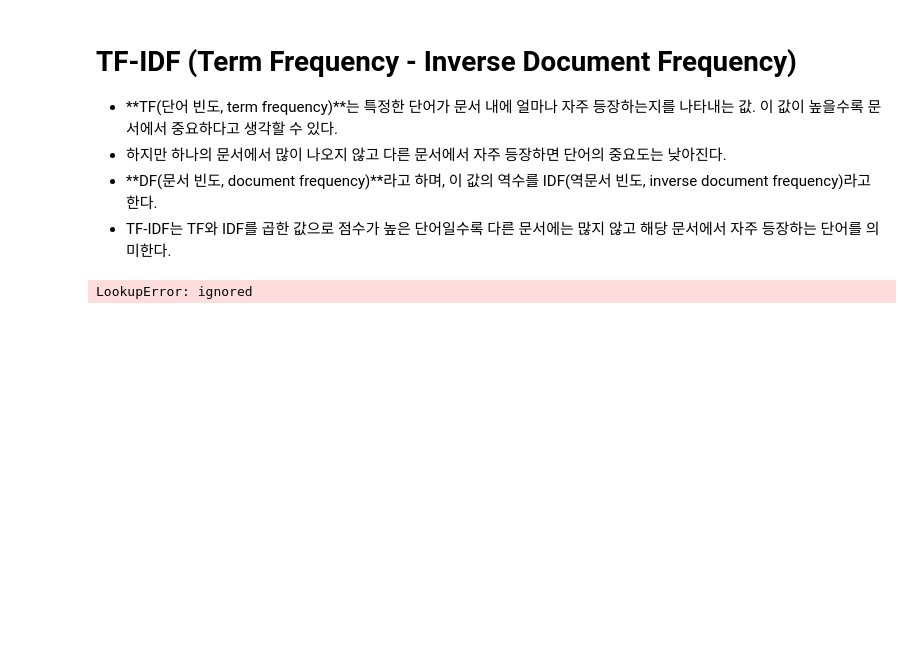
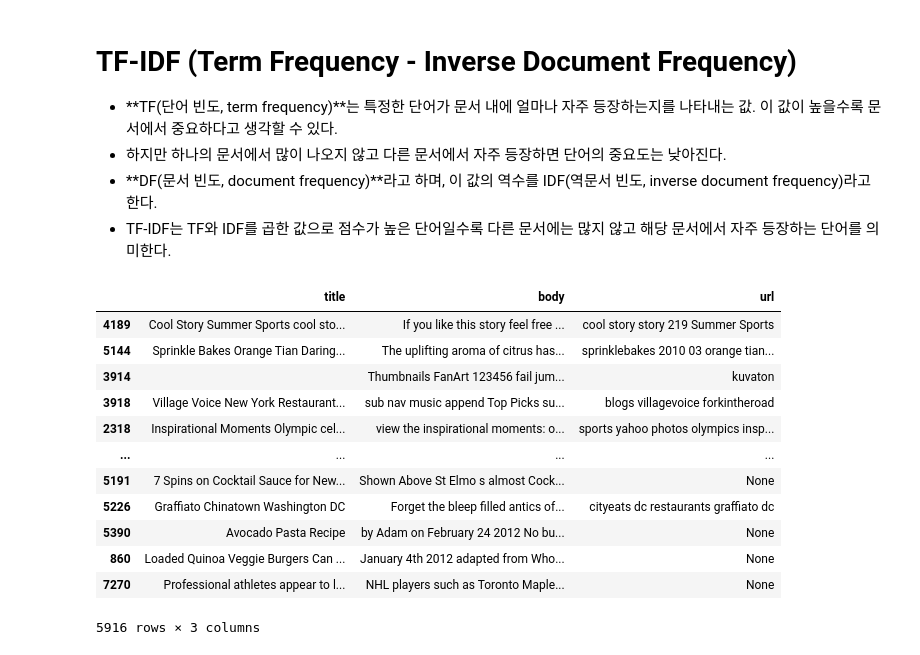
Before and after one commit to iDolphin99/ML, a Jupyter notebook: kwswproja/test_TF-IDF.ipynb, the cells around one changed output. Cells and saved outputs as stored; diff of their text form; code cells hidden in the pictures; blank space fills up the shorter version.

```diff
--- a/kwswproja/test_TF-IDF.ipynb
+++ b/kwswproja/test_TF-IDF.ipynb
@@ -158,17 +185,32 @@ train_X, test_X, train_Y, test_Y = train_test_split(
 *   하지만 하나의 문서에서 많이 나오지 않고 다른 문서에서 자주 등장하면 단어의 중요도는 낮아진다.
 *   **DF(문서 빈도, document frequency)**라고 하며, 이 값의 역수를 IDF(역문서 빈도, inverse document frequency)라고 한다.
 *   TF-IDF는 TF와 IDF를 곱한 값으로 점수가 높은 단어일수록 다른 문서에는 많지 않고 해당 문서에서 자주 등장하는 단어를 의미한다.
-# %%
-vectorizer = CountVectorizer(analyzer = 'train_data',
-                             lowercase = True,
-                             tokenizer = None,
-                             preprocessor = None,
-                             stop_words = 'english',
-                             min_df = 2, # 토큰이 나타날 최소 문서 개수로 오타나 자주 나오지 않는 특수한 전문용어 제거에 좋다.
-                             ngram_range=(1, 3),
-                             vocabulary = set(words.words()), # nltk의 words를 사용하거나 문서 자체의 사전을 만들거나 선택한다.
-                             max_features = 90000
-                            )
-vectorizer
-# %% [output]
-LookupError: ignored
+# %%
+# train data 와 test data를 8:2 비율로 나누고
+# train data는 추후에 valid data와 test data로 나눕니다!
+X_column = ['title', 'body', 'url']
+Y_column = 'label'
+
+train_X, test_X, train_Y, test_Y = train_test_split(
+    input_data[X_column], # X 입력 데이터
+    input_data[Y_column], # Y 정답 데이터, label 데이터
+    test_size = 0.2,
+    #train_size = 13,
+    shuffle=True,
+    random_state=42)
+
+train_X
+# %% [output]
+|  | title | body | url |
+| 4189 | Cool Story Summer Sports cool sto... | If you like this story feel free ... | cool story story 219 Summer Sports |
+| 5144 | Sprinkle Bakes Orange Tian Daring... | The uplifting aroma of citrus has... | sprinklebakes 2010 03 orange tian... |
+| 3914 |  | Thumbnails FanArt 123456 fail jum... | kuvaton |
+| 3918 | Village Voice New York Restaurant... | sub nav music append Top Picks su... | blogs villagevoice forkintheroad |
+| 2318 | Inspirational Moments Olympic cel... | view the inspirational moments: o... | sports yahoo photos olympics insp... |
+| ... | ... | ... | ... |
+| 5191 | 7 Spins on Cocktail Sauce for New... | Shown Above St Elmo s almost Cock... | None |
+| 5226 | Graffiato Chinatown Washington DC | Forget the bleep filled antics of... | cityeats dc restaurants graffiato dc |
+| 5390 | Avocado Pasta Recipe | by Adam on February 24 2012 No bu... | None |
+| 860 | Loaded Quinoa Veggie Burgers Can ... | January 4th 2012 adapted from Who... | None |
+| 7270 | Professional athletes appear to l... | NHL players such as Toronto Maple... | None |
+5916 rows × 3 columns
```
Also changed, not shown: parts of 8 cells of this notebook.
